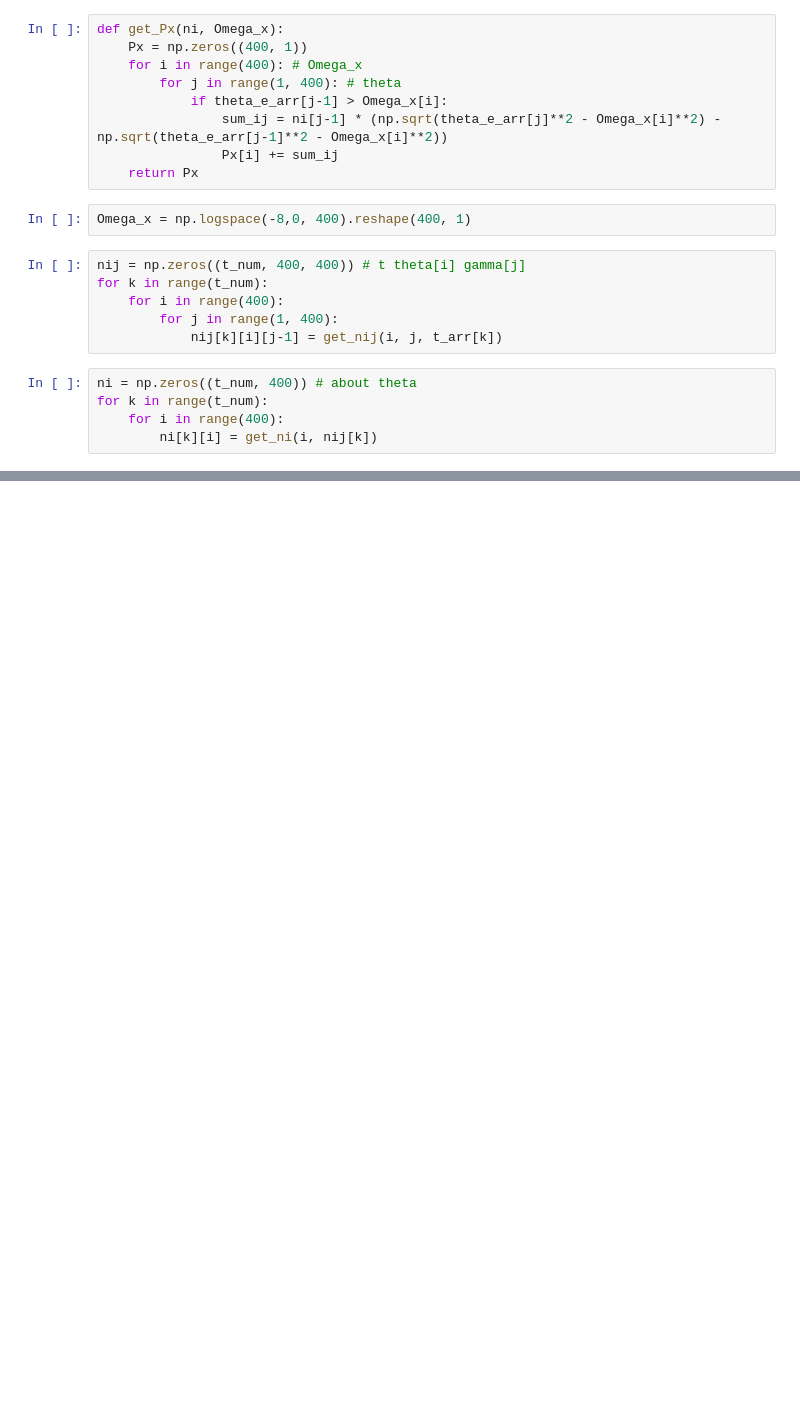
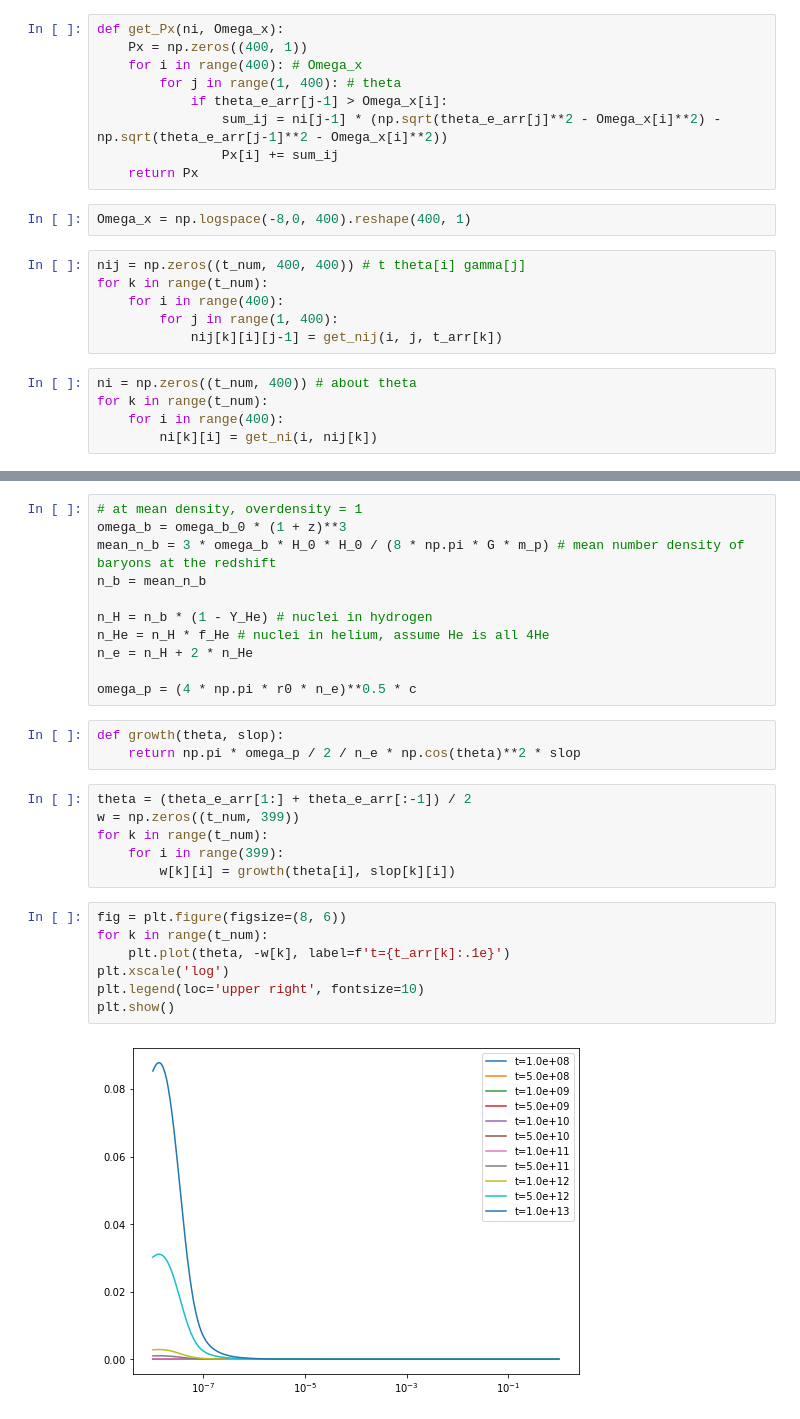
Before and after one commit to hirata10/IGMCRProject, a Jupyter notebook: distribution.ipynb, the cells around one changed output, grey strips where cells are left out. Cells and saved outputs as stored; diff of their text form; blank space fills up the shorter version.

```diff
--- a/distribution.ipynb
+++ b/distribution.ipynb
@@ -108,3 +140,32 @@ t = 5.0e+11, Omega_x = [1.31916996e-08], slop = [-2.78318822e-11]
 t = 1.0e+12, Omega_x = [1.31916996e-08], slop = [-7.86448695e-11]
 t = 5.0e+12, Omega_x = [1.31916996e-08], slop = [-8.57559734e-10]
 t = 1.0e+13, Omega_x = [1.31916996e-08], slop = [-2.42321641e-09]
+# %%
+# at mean density, overdensity = 1
+omega_b = omega_b_0 * (1 + z)**3
+mean_n_b = 3 * omega_b * H_0 * H_0 / (8 * np.pi * G * m_p) # mean number density of baryons at the redshift
+n_b = mean_n_b
+
+n_H = n_b * (1 - Y_He) # nuclei in hydrogen
+n_He = n_H * f_He # nuclei in helium, assume He is all 4He
+n_e = n_H + 2 * n_He
+
+omega_p = (4 * np.pi * r0 * n_e)**0.5 * c
+# %%
+def growth(theta, slop):
+    return np.pi * omega_p / 2 / n_e * np.cos(theta)**2 * slop
+# %%
+theta = (theta_e_arr[1:] + theta_e_arr[:-1]) / 2
+w = np.zeros((t_num, 399))
+for k in range(t_num):
+    for i in range(399):
+        w[k][i] = growth(theta[i], slop[k][i])
+# %%
+fig = plt.figure(figsize=(8, 6))
+for k in range(t_num):
+    plt.plot(theta, -w[k], label=f't={t_arr[k]:.1e}')
+plt.xscale('log')
+plt.legend(loc='upper right', fontsize=10)
+plt.show()
+# %% [output]
+[figure, added]
```
Also changed, not shown: parts of 9 cells of this notebook.
